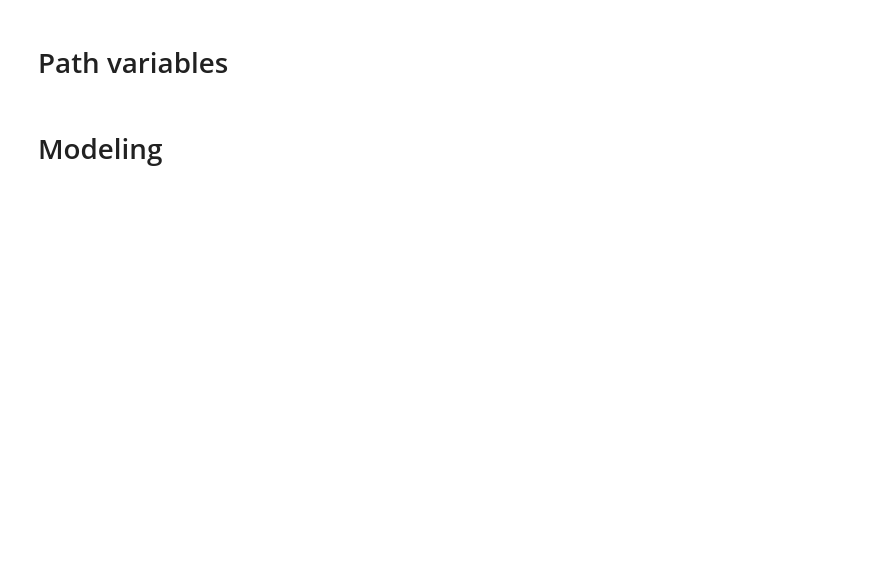
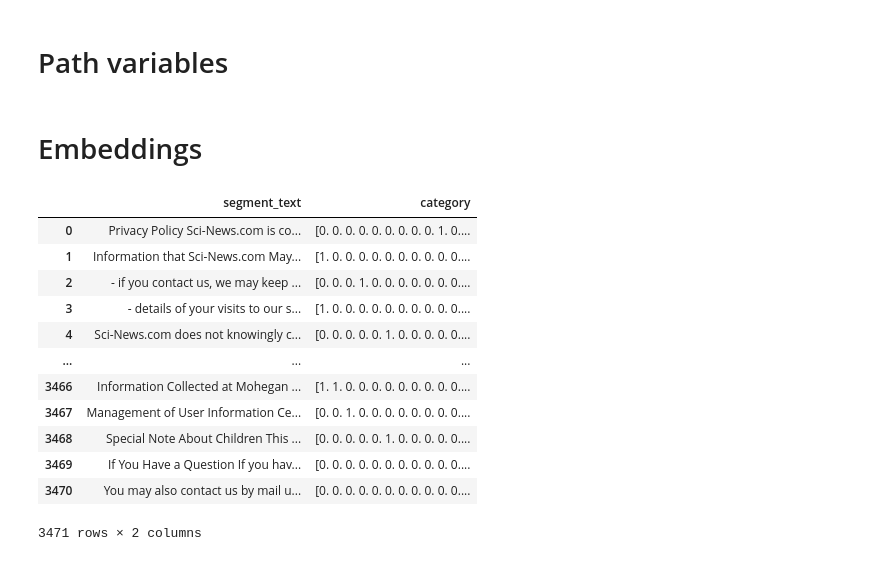
Before and after one commit to Kau5h1K/ds5500-userprivacy, a Jupyter notebook: src/notebooks/PrelimModels.ipynb, the cells around one changed output. Cells and saved outputs as stored; diff of their text form; code cells hidden in the pictures; blank space fills up the shorter version.

```diff
--- a/src/notebooks/PrelimModels.ipynb
+++ b/src/notebooks/PrelimModels.ipynb
@@ -13,7 +24,7 @@ import gensim
 # %% [markdown]
 # Path variables
 # %%
-data_root_dpath = os.path.join("..", "data", "OPP-115")
+data_root_dpath = os.path.join("..","..", "OPP-115")
 
 processed_data_dpath = os.path.join(data_root_dpath, "processed_data")
 
@@ -21,7 +32,21 @@ majority_dataset_fpath = os.path.join(processed_data_dpath, "master_catmodel_dat
 
 union_dataset_fpath = os.path.join(processed_data_dpath, "master_catmodel_dataset_union.csv")
 # %% [markdown]
-# Modeling
+# Embeddings
 # %%
-df = pd.read_csv(union_dataset_fpath)
+df = pd.read_csv(majority_dataset_fpath)
 df
+# %% [output]
+|  | segment_text | category |
+| 0 | Privacy Policy Sci-News.com is co... | [0. 0. 0. 0. 0. 0. 0. 0. 0. 1. 0.... |
+| 1 | Information that Sci-News.com May... | [1. 0. 0. 0. 0. 0. 0. 0. 0. 0. 0.... |
+| 2 | - if you contact us, we may keep ... | [0. 0. 0. 1. 0. 0. 0. 0. 0. 0. 0.... |
+| 3 | - details of your visits to our s... | [1. 0. 0. 0. 0. 0. 0. 0. 0. 0. 0.... |
+| 4 | Sci-News.com does not knowingly c... | [0. 0. 0. 0. 0. 1. 0. 0. 0. 0. 0.... |
+| ... | ... | ... |
+| 3466 | Information Collected at Mohegan ... | [1. 1. 0. 0. 0. 0. 0. 0. 0. 0. 0.... |
+| 3467 | Management of User Information Ce... | [0. 0. 1. 0. 0. 0. 0. 0. 0. 0. 0.... |
+| 3468 | Special Note About Children This ... | [0. 0. 0. 0. 0. 1. 0. 0. 0. 0. 0.... |
+| 3469 | If You Have a Question If you hav... | [0. 0. 0. 0. 0. 0. 0. 0. 0. 0. 0.... |
+| 3470 | You may also contact us by mail u... | [0. 0. 0. 0. 0. 0. 0. 0. 0. 0. 0.... |
+3471 rows × 2 columns
```
Also changed, not shown: parts of 16 cells of this notebook, 4 other files.
